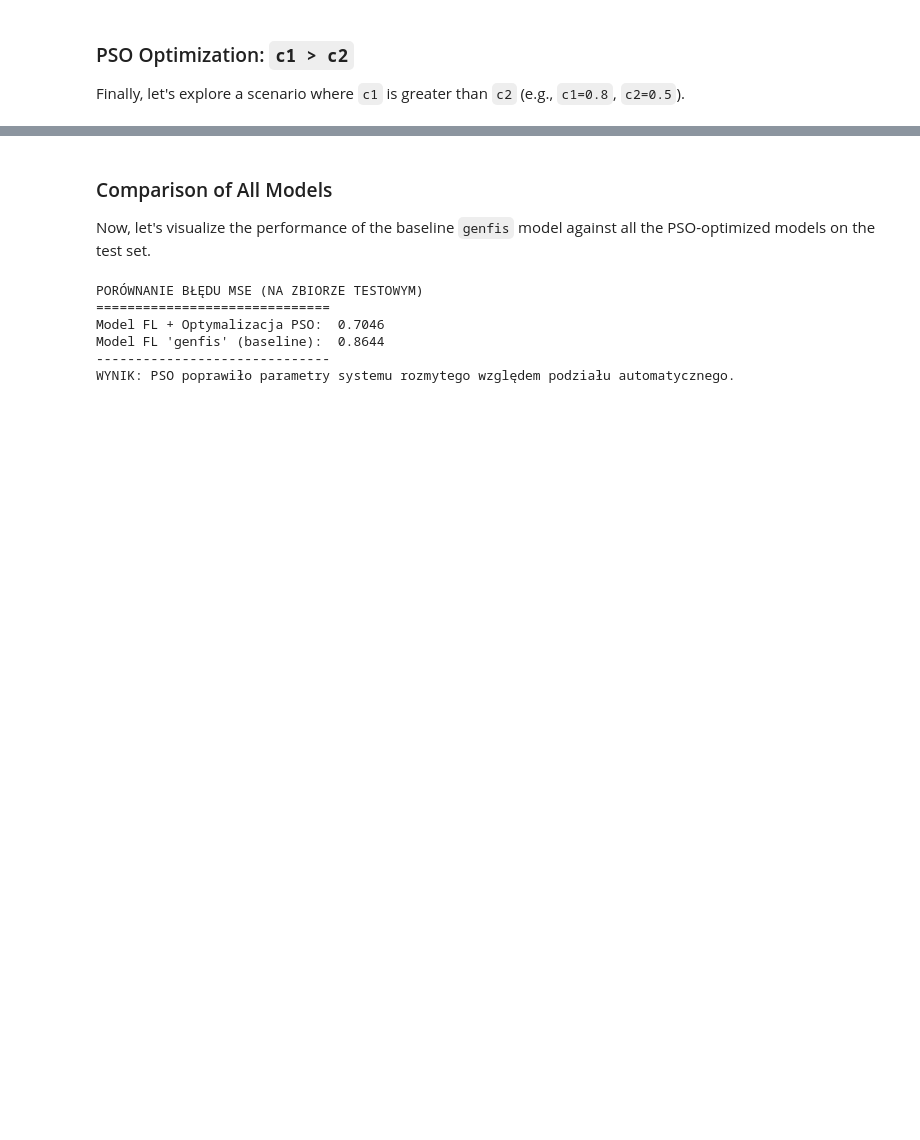
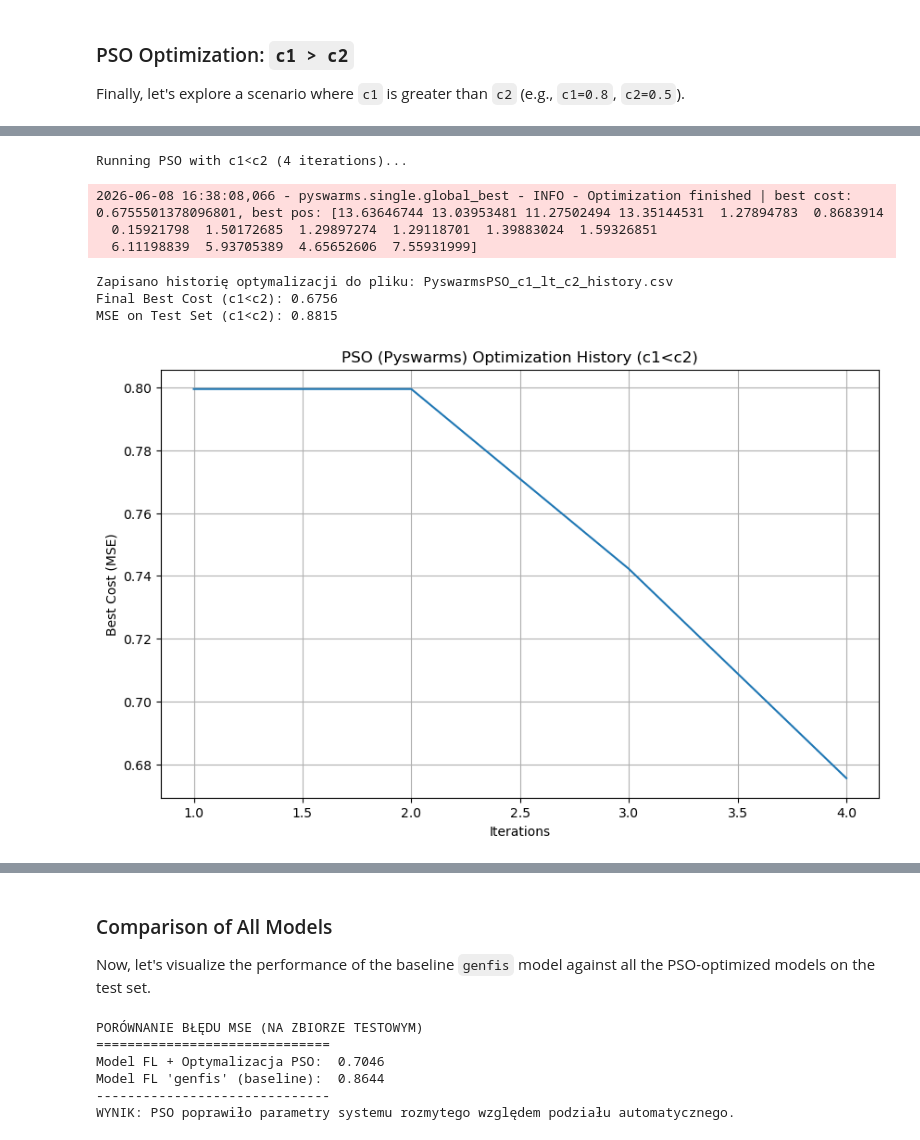
Before and after one commit to lisciu24/MIO-fuzzy-logic, a Jupyter notebook: MIO_project.ipynb, the cells around one changed output, grey strips where cells are left out. Drawn from its saved outputs; the diff is of its cells as text; code cells hidden in the pictures; blank space fills up the shorter version.

```diff
--- a/MIO_project.ipynb
+++ b/MIO_project.ipynb
@@ -830,0 +1104,29 @@ MSE on Test Set (c1>c2): 0.5561
+# %%
+# Configuration for c1 < c2
+options_c1_lt_c2_Pyswarm = {'c1': 0.5, 'c2': 0.8, 'w': 0.9}
+
+print("Running PSO with c1<c2 ({} iterations)...".format(iters))
+best_cost_lt, best_pos_lt, cost_history_lt, mse_pso_lt = run_pso_and_get_history_PSOPyswarms(
+    n_particles=n_particles,
+    dimensions=dimensions,
+    iters=iters,
+    options=options_c1_lt_c2_Pyswarm,
+    pso_bounds=pso_bounds,
+    fitness_function=fitness_function,
+    X_test=X_test,
+    y_test=y_test,
+    csv_filename="PyswarmsPSO_c1_lt_c2_history.csv"
+)
+
+print(f"Final Best Cost (c1<c2): {best_cost_lt:.4f}")
+print(f"MSE on Test Set (c1<c2): {mse_pso_lt:.4f}")
+
+# Plot the cost history
+plt.figure(figsize=(10, 6))
+plt.plot(range(1, iters + 1), cost_history_lt)
+plt.title('PSO (Pyswarms) Optimization History (c1<c2)')
+plt.xlabel('Iterations')
+plt.ylabel('Best Cost (MSE)')
+plt.grid(True)
+plt.show()
+# %% [output]
@@ -830,0 +1134,8 @@ MSE on Test Set (c1>c2): 0.5561
+Running PSO with c1<c2 (4 iterations)...
+2026-06-08 16:38:08,066 - pyswarms.single.global_best - INFO - Optimization finished | best cost: 0.6755501378096801, best pos: [13.63646744 13.03953481 11.27502494 13.35144531  1.27894783  0.8683914
+  0.15921798  1.50172685  1.29897274  1.29118701  1.39883024  1.59326851
+  6.11198839  5.93705389  4.65652606  7.55931999]
+Zapisano historię optymalizacji do pliku: PyswarmsPSO_c1_lt_c2_history.csv
+Final Best Cost (c1<c2): 0.6756
+MSE on Test Set (c1<c2): 0.8815
+[figure, added]
```
Also changed, not shown: parts of 34 cells of this notebook, 12 other files.
